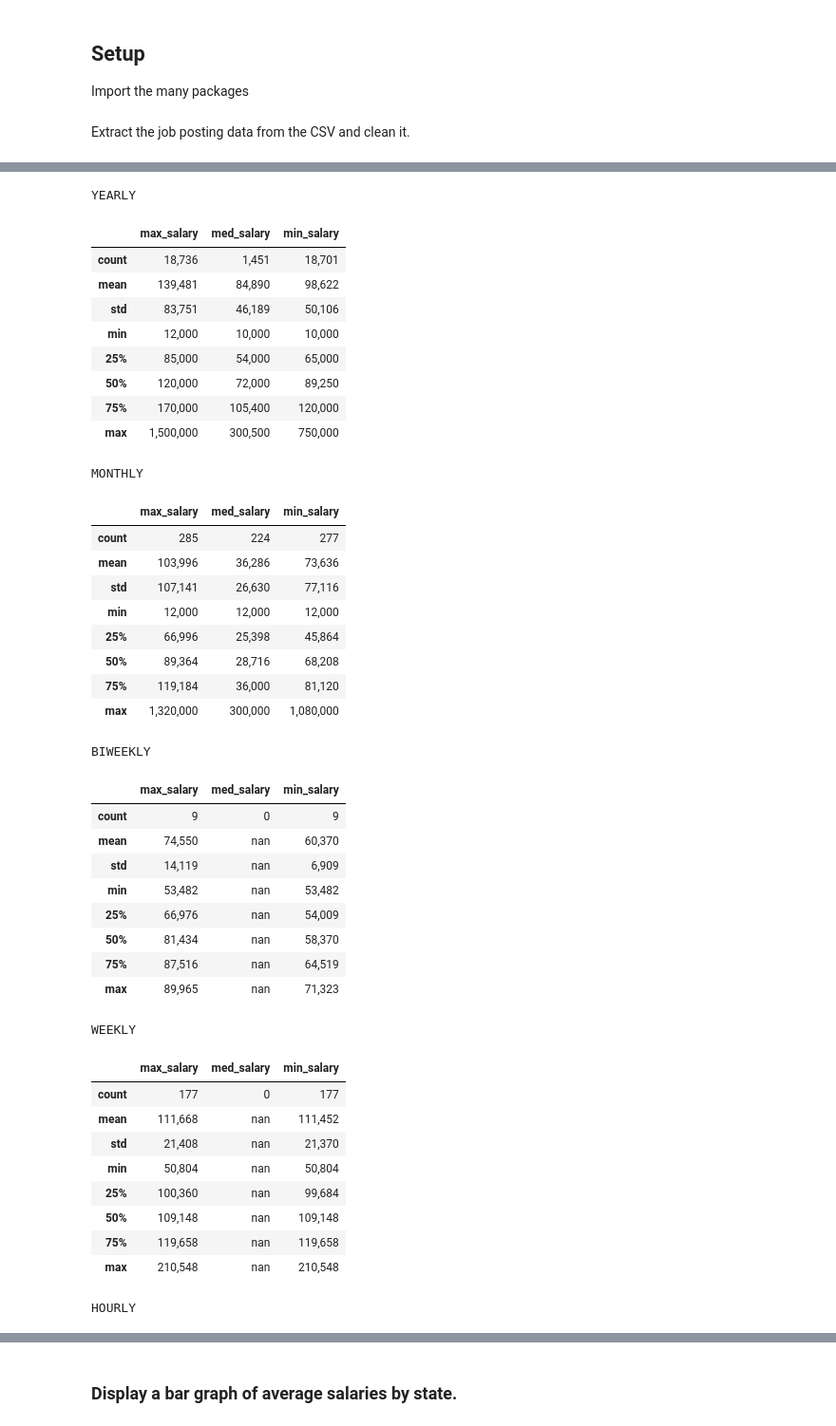
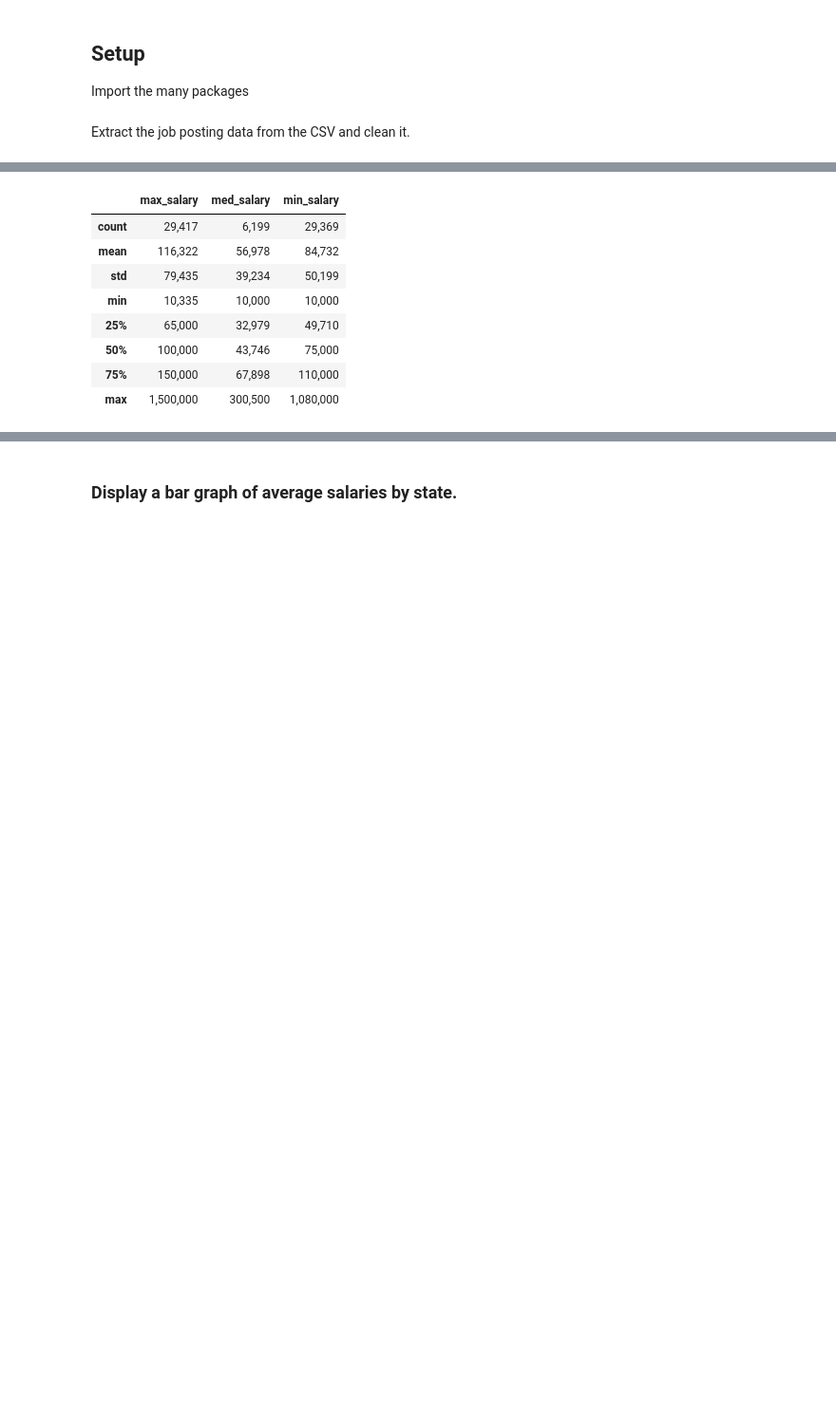
Before and after one commit to Trail3lazer/pay-estimator, a Jupyter notebook: job-estimator.ipynb, the cells around one changed output, grey strips where cells are left out. Shown at 95% size. Drawn from its saved outputs; the diff is of its cells as text; code cells hidden in the pictures; blank space fills up the shorter version.

```diff
--- a/job-estimator.ipynb
+++ b/job-estimator.ipynb
@@ -77,50 +77,14 @@ None
 # %%
-pay_period_types = ['YEARLY','MONTHLY', 'BIWEEKLY', 'WEEKLY', 'HOURLY']
-
 pay_cols = ['max_salary','med_salary','min_salary']
-for pay_period in pay_period_types:
-    pay_period_df = df.loc[df['pay_period']==pay_period, pay_cols]
-    print(pay_period)
-    display(HTML(pay_period_df.describe().style.format(precision=0,thousands=",").to_html()))
+pay_period_df = df[pay_cols]
+display(HTML(pay_period_df.describe().style.format(precision=0,thousands=",").to_html()))
 # %% [output]
-YEARLY
 |  | max_salary | med_salary | min_salary |
-| count | 18,736 | 1,451 | 18,701 |
-| mean | 139,481 | 84,890 | 98,622 |
-| std | 83,751 | 46,189 | 50,106 |
-| min | 12,000 | 10,000 | 10,000 |
-| 25% | 85,000 | 54,000 | 65,000 |
-| 50% | 120,000 | 72,000 | 89,250 |
-| 75% | 170,000 | 105,400 | 120,000 |
-| max | 1,500,000 | 300,500 | 750,000 |
+| count | 29,417 | 6,199 | 29,369 |
+| mean | 116,322 | 56,978 | 84,732 |
+| std | 79,435 | 39,234 | 50,199 |
+| min | 10,335 | 10,000 | 10,000 |
+| 25% | 65,000 | 32,979 | 49,710 |
+| 50% | 100,000 | 43,746 | 75,000 |
+| 75% | 150,000 | 67,898 | 110,000 |
+| max | 1,500,000 | 300,500 | 1,080,000 |
-MONTHLY
-|  | max_salary | med_salary | min_salary |
-| count | 285 | 224 | 277 |
-| mean | 103,996 | 36,286 | 73,636 |
-| std | 107,141 | 26,630 | 77,116 |
-| min | 12,000 | 12,000 | 12,000 |
-| 25% | 66,996 | 25,398 | 45,864 |
-| 50% | 89,364 | 28,716 | 68,208 |
-| 75% | 119,184 | 36,000 | 81,120 |
-| max | 1,320,000 | 300,000 | 1,080,000 |
-BIWEEKLY
-|  | max_salary | med_salary | min_salary |
-| count | 9 | 0 | 9 |
-| mean | 74,550 | nan | 60,370 |
-| std | 14,119 | nan | 6,909 |
-| min | 53,482 | nan | 53,482 |
-| 25% | 66,976 | nan | 54,009 |
-| 50% | 81,434 | nan | 58,370 |
-| 75% | 87,516 | nan | 64,519 |
-| max | 89,965 | nan | 71,323 |
-WEEKLY
-|  | max_salary | med_salary | min_salary |
-| count | 177 | 0 | 177 |
-| mean | 111,668 | nan | 111,452 |
-| std | 21,408 | nan | 21,370 |
-| min | 50,804 | nan | 50,804 |
-| 25% | 100,360 | nan | 99,684 |
-| 50% | 109,148 | nan | 109,148 |
-| 75% | 119,658 | nan | 119,658 |
-| max | 210,548 | nan | 210,548 |
-HOURLY
```
Also changed, not shown: parts of 12 cells of this notebook, 5 other files.
